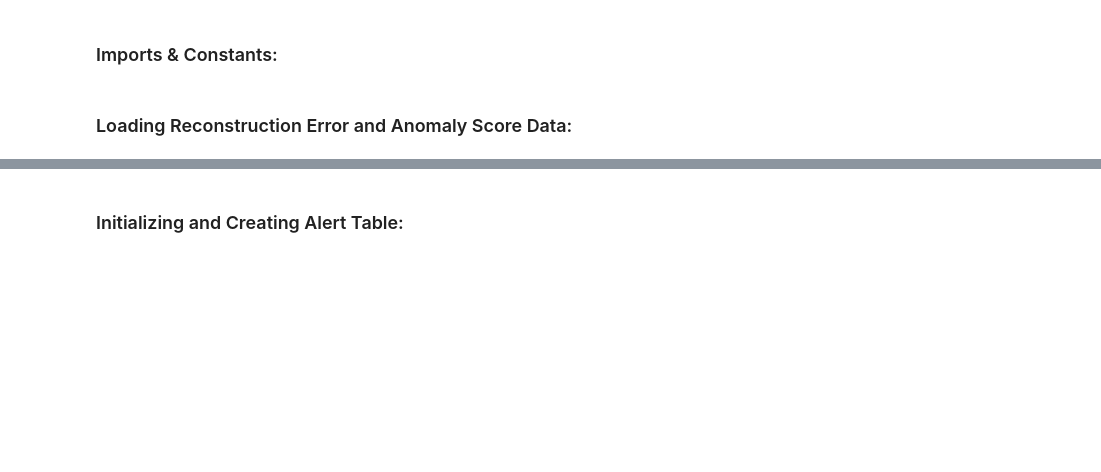
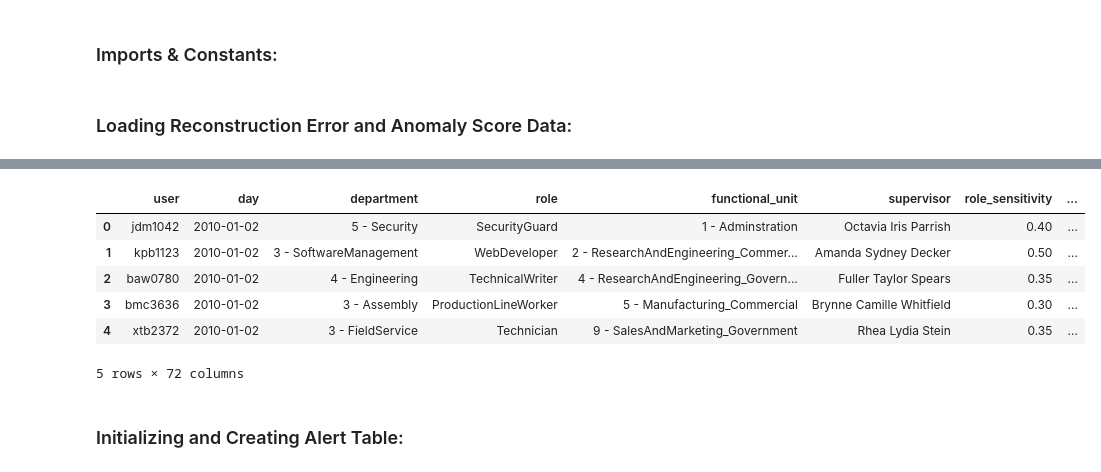
Before and after one commit to Aaron-Loera/Insider-Threat-Detection, a Jupyter notebook: Alert_Object_Builder.ipynb, the cells around one changed output, grey strips where cells are left out. Saved outputs shown, nothing was run; the diff lists cells and outputs as text; code cells hidden in the pictures; blank space fills up the shorter version.

```diff
--- a/Alert_Object_Builder.ipynb
+++ b/Alert_Object_Builder.ipynb
@@ -39,5 +52,15 @@ anomaly_score_table = ueba_dataset[["user", "day"] + zscore_cols + delta_cols].c
 anomaly_score_table["day"] = pd.to_datetime(anomaly_score_table["day"]).dt.normalize()
 anomaly_score_table["if_anomaly_score"] = anomaly_scores
+# %%
+anomaly_score_table.head()
+# %% [output]
+|  | user | day | department | role | functional_unit | supervisor | role_sensitivity | ... |
+| 0 | jdm1042 | 2010-01-02 | 5 - Security | SecurityGuard | 1 - Adminstration | Octavia Iris Parrish | 0.40 | ... |
+| 1 | kpb1123 | 2010-01-02 | 3 - SoftwareManagement | WebDeveloper | 2 - ResearchAndEngineering_Commer... | Amanda Sydney Decker | 0.50 | ... |
+| 2 | baw0780 | 2010-01-02 | 4 - Engineering | TechnicalWriter | 4 - ResearchAndEngineering_Govern... | Fuller Taylor Spears | 0.35 | ... |
+| 3 | bmc3636 | 2010-01-02 | 3 - Assembly | ProductionLineWorker | 5 - Manufacturing_Commercial | Brynne Camille Whitfield | 0.30 | ... |
+| 4 | xtb2372 | 2010-01-02 | 3 - FieldService | Technician | 9 - SalesAndMarketing_Government | Rhea Lydia Stein | 0.35 | ... |
+5 rows × 72 columns
 # %%
 # Joining reconstruction errors and anomaly scores
 aggregated_table = reconstruction_error_table.merge(anomaly_score_table, on=["user", "day"], how="left")
```
Also changed, not shown: parts of 6 cells of this notebook, 4 other files.
